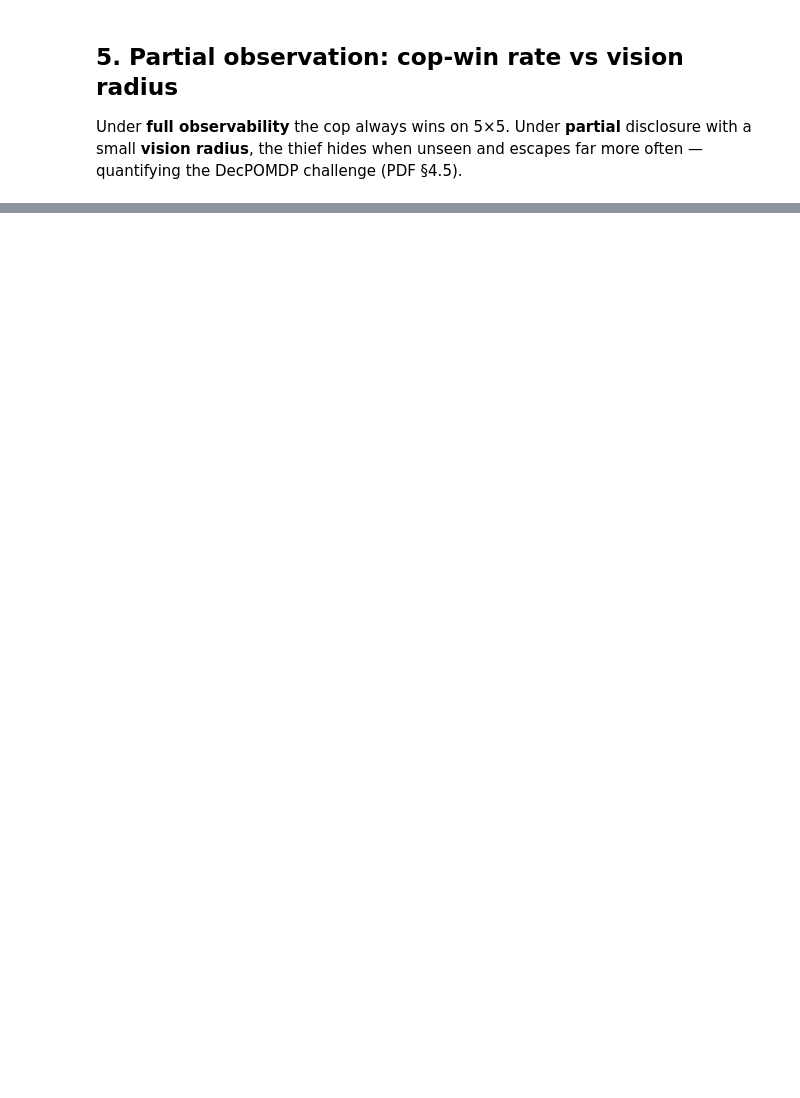
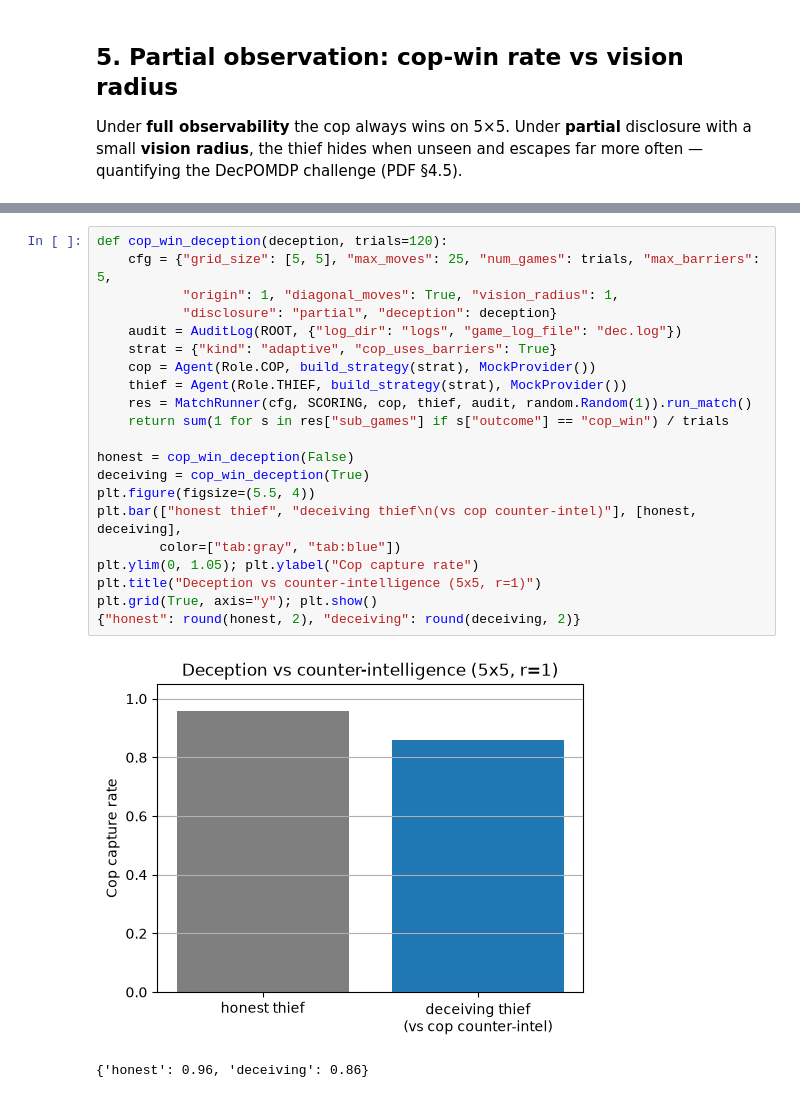
Before and after one commit to alonengel/Dual-Agent-MCP, a Jupyter notebook: notebooks/analysis.ipynb, the cells around one changed output, grey strips where cells are left out. Saved outputs shown, nothing was run; the diff lists cells and outputs as text; blank space fills up the shorter version.

```diff
--- a/notebooks/analysis.ipynb
+++ b/notebooks/analysis.ipynb
@@ -139,0 +153,24 @@ list(zip(radii, [round(e, 2) for e in exact], [round(p, 2) for p in partial], st
+# %%
+def cop_win_deception(deception, trials=120):
+    cfg = {"grid_size": [5, 5], "max_moves": 25, "num_games": trials, "max_barriers": 5,
+           "origin": 1, "diagonal_moves": True, "vision_radius": 1,
+           "disclosure": "partial", "deception": deception}
+    audit = AuditLog(ROOT, {"log_dir": "logs", "game_log_file": "dec.log"})
+    strat = {"kind": "adaptive", "cop_uses_barriers": True}
+    cop = Agent(Role.COP, build_strategy(strat), MockProvider())
+    thief = Agent(Role.THIEF, build_strategy(strat), MockProvider())
+    res = MatchRunner(cfg, SCORING, cop, thief, audit, random.Random(1)).run_match()
+    return sum(1 for s in res["sub_games"] if s["outcome"] == "cop_win") / trials
+
+honest = cop_win_deception(False)
+deceiving = cop_win_deception(True)
+plt.figure(figsize=(5.5, 4))
+plt.bar(["honest thief", "deceiving thief\n(vs cop counter-intel)"], [honest, deceiving],
+        color=["tab:gray", "tab:blue"])
+plt.ylim(0, 1.05); plt.ylabel("Cop capture rate")
+plt.title("Deception vs counter-intelligence (5x5, r=1)")
+plt.grid(True, axis="y"); plt.show()
+{"honest": round(honest, 2), "deceiving": round(deceiving, 2)}
+# %% [output]
+[figure, added]
+{'honest': 0.96, 'deceiving': 0.86}
```
Also changed, not shown: parts of 6 cells of this notebook, 2 other files.
